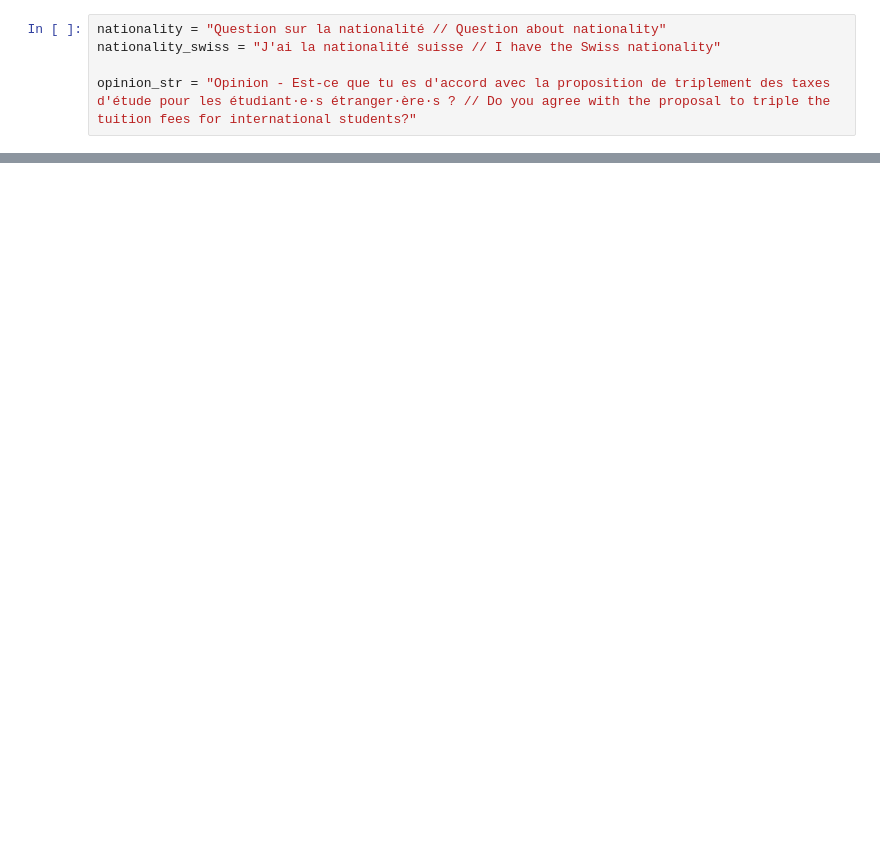
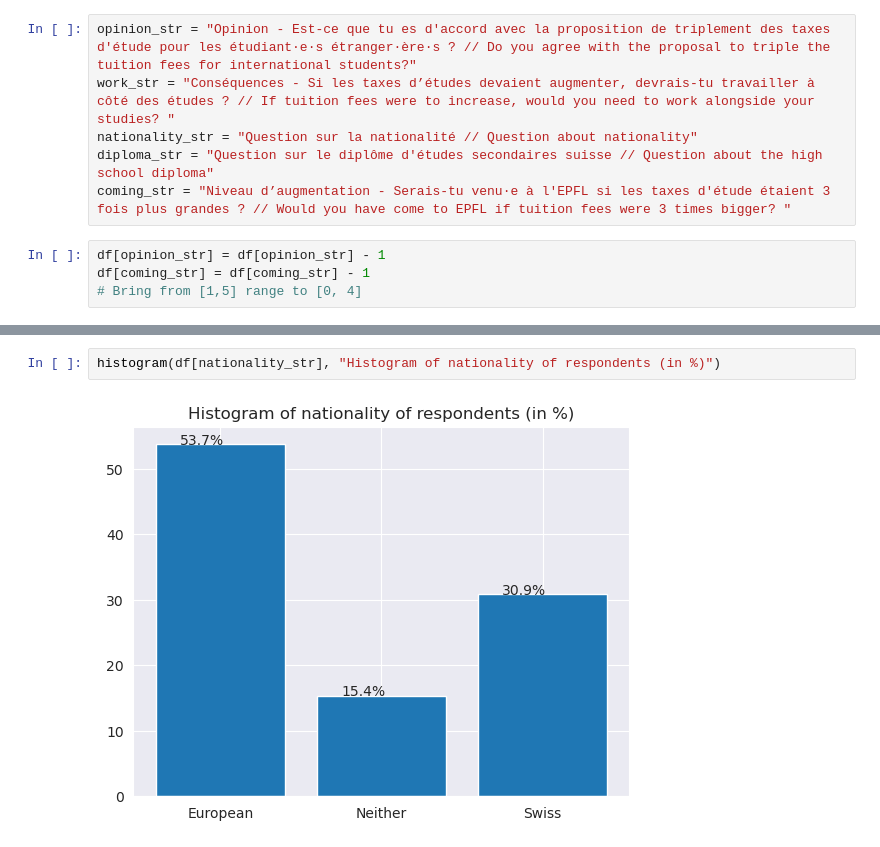
Before and after one commit to Dicedead/atePollAnalysis, a Jupyter notebook: src/ate_analysis.ipynb, the cells around one changed output, grey strips where cells are left out. Saved outputs shown, nothing was run; the diff lists cells and outputs as text; blank space fills up the shorter version.

```diff
--- a/src/ate_analysis.ipynb
+++ b/src/ate_analysis.ipynb
@@ -16,7 +31,12 @@ df.head(5)
 | 3 | 29/05/2024 09:54:51 | Je n'ai ni de nationalité suisse ... | Je n'ai pas de diplôme suisse mai... | Oui | 5.0 | ... |
 | 4 | 29/05/2024 09:54:57 | Je n'ai pas la nationalité suisse... | Je n'ai pas de diplôme suisse mai... | Je le fais déjà | 1.0 | ... |
 # %%
-nationality = "Question sur la nationalité // Question about nationality"
-nationality_swiss = "J'ai la nationalité suisse // I have the Swiss nationality"
-
 opinion_str = "Opinion - Est-ce que tu es d'accord avec la proposition de triplement des taxes d'étude pour les étudiant·e·s étranger·ère·s ? // Do you agree with the proposal to triple the tuition fees for international students?"
+work_str = "Conséquences - Si les taxes d’études devaient augmenter, devrais-tu travailler à côté des études ? // If tuition fees were to increase, would you need to work alongside your studies? "
+nationality_str = "Question sur la nationalité // Question about nationality"
+diploma_str = "Question sur le diplôme d'études secondaires suisse // Question about the high school diploma"
+coming_str = "Niveau d’augmentation - Serais-tu venu·e à l'EPFL si les taxes d'étude étaient 3 fois plus grandes ? // Would you have come to EPFL if tuition fees were 3 times bigger? "
+# %%
+df[opinion_str] = df[opinion_str] - 1
+df[coming_str] = df[coming_str] - 1
+# Bring from [1,5] range to [0, 4]
@@ -22,0 +62,4 @@ opinion_str = "Opinion - Est-ce que tu es d'accord avec la proposition de triple
+# %%
+histogram(df[nationality_str], "Histogram of nationality of respondents (in %)")
+# %% [output]
+[figure, added]
```
Also changed, not shown: parts of 23 cells of this notebook, 1 other file.
